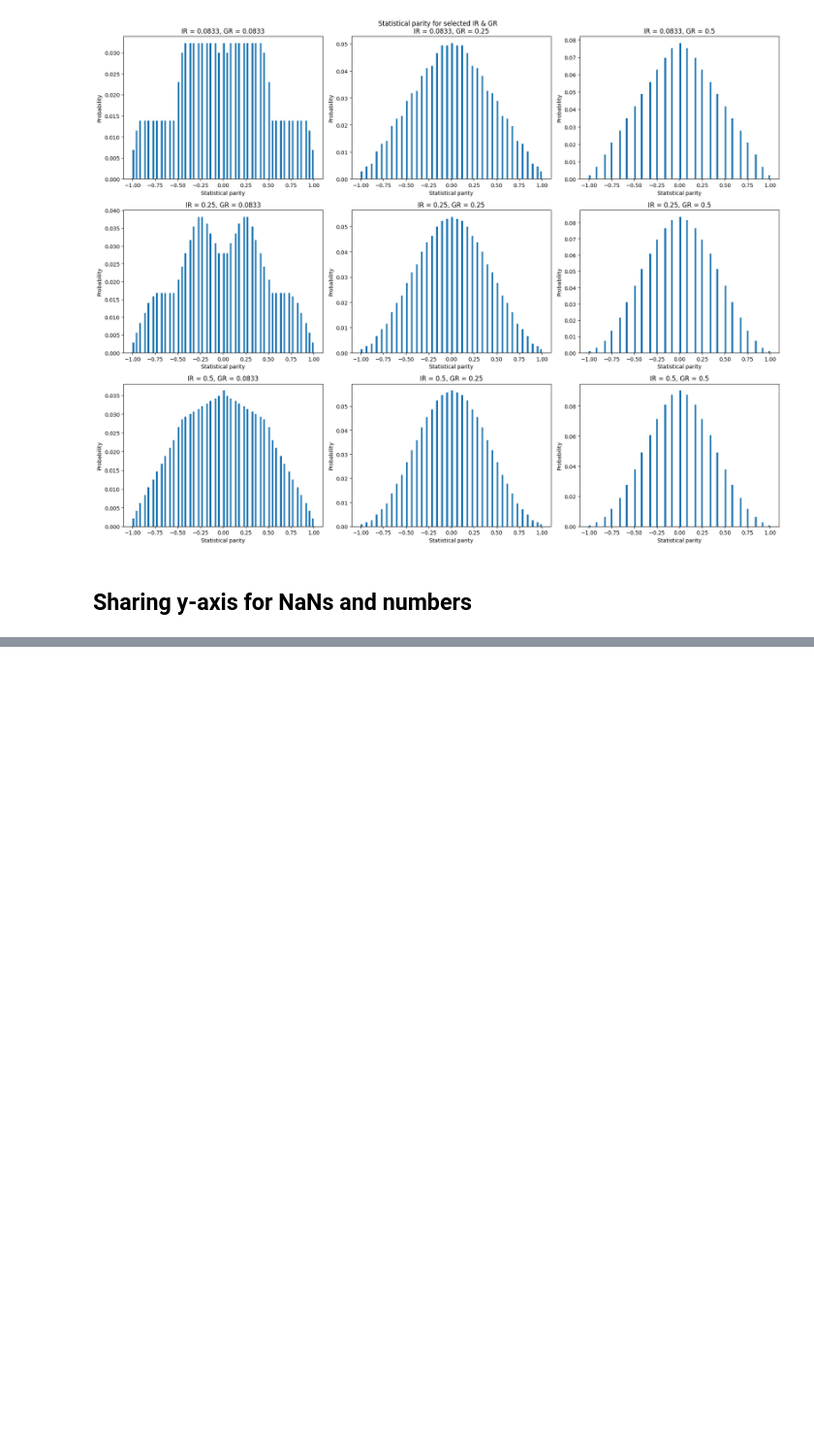
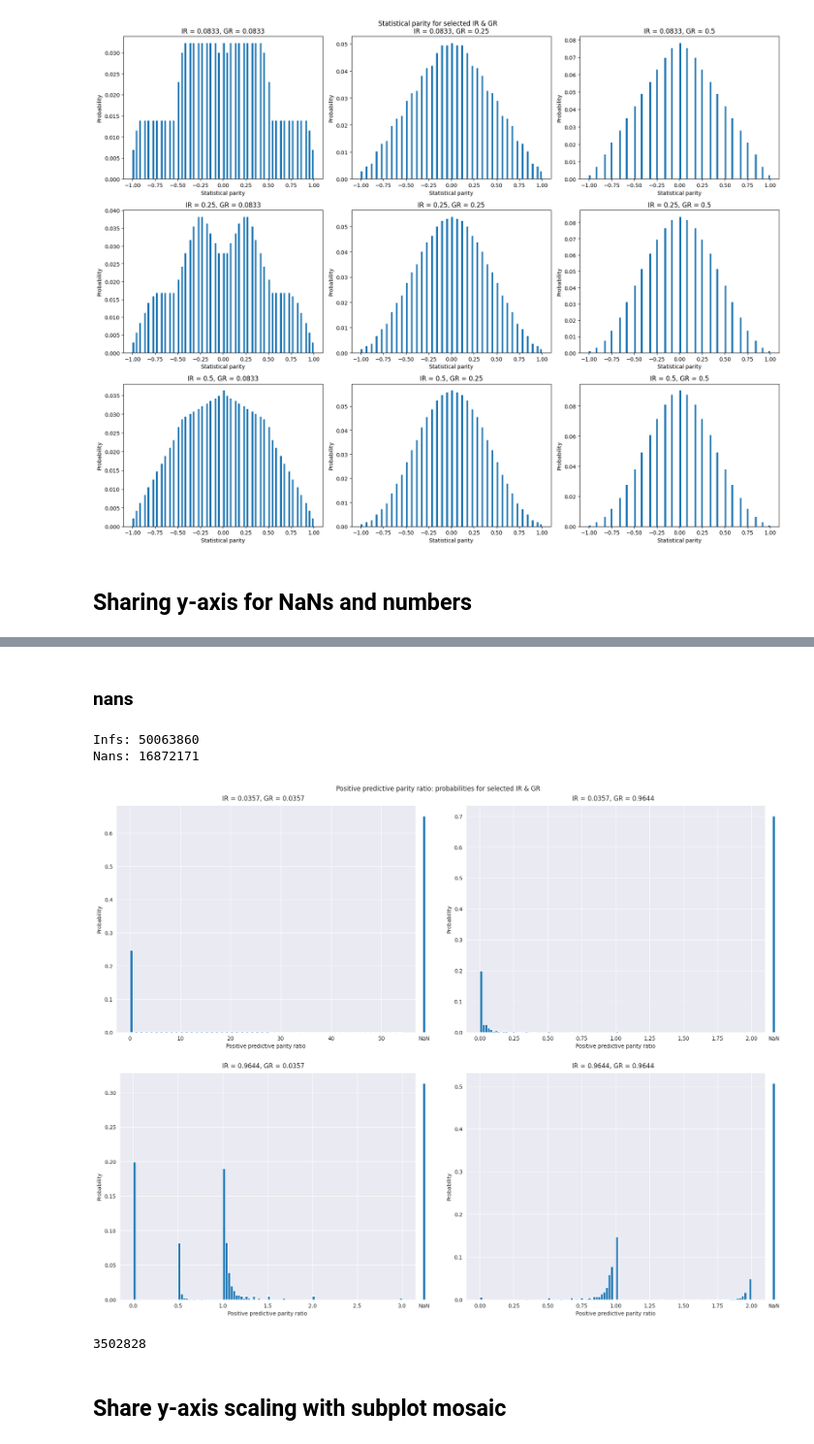
Before and after one commit to emanuelrck/Replication_analysis-of-fairness-measures, a Jupyter notebook: histograms_plot.ipynb, the cells around one changed output, grey strips where cells are left out. Shown at 97% size. Drawn from its saved outputs; the diff is of its cells as text; code cells hidden in the pictures; blank space fills up the shorter version.

```diff
--- a/histograms_plot.ipynb
+++ b/histograms_plot.ipynb
@@ -333,0 +353,77 @@ array([0.     , 0.01785, 0.0357 , 0.05356, 0.0714 , 0.0893 , 0.1071 ,
+# %% [markdown]
+### nans
+# %%
+ratios = [1./28, 27./28]
+grs = np.float16(ratios)
+irs = np.float16(ratios)
+
+# Equal opportunity ratio
+# with NaNs
+# approach: subfigures
+
+BINS = 108
+
+m_file, m_name= 'pos_pred_parity_ratio.bin', 'Positive predictive parity ratio'
+
+with open(path.join(calculations_dir, m_file), 'rb') as f:
+    metric = pd.DataFrame(np.fromfile(f).astype(np.float16), columns=[m_name])
+
+# merge info about metric values and balance ratios
+df = pd.concat([gr, ir, metric], axis=1)
+
+# count infs
+print(f'Infs: {df.loc[df[m_name] == np.inf].shape[0]}')
+# count nans
+print(f'Nans: {df.loc[df[m_name].isna()].shape[0]}')
+
+# filter to get only results for selected ratios
+df = df.loc[df.ir.isin(irs) & df.gr.isin(grs)]
+df = df.replace(np.inf, np.nan).replace(np.nan, -2)
+df['typeVal'] = np.where(df[m_name] == -2, 'NaN', 'not NaN')
+
+# fig, ax = plt.subplots(len(irs), len(grs), figsize=(18, 14))
+fig = plt.figure(figsize=(18, 14), layout='constrained')      # layout='tight'
+subfigs = fig.subfigures(len(irs), len(grs), wspace=0.04, hspace=0.04)    #
+
+for i, ir_val in enumerate(irs):
+    for g, gr_val in enumerate(grs):
+        # set up axes
+        gs = subfigs[i, g].add_gridspec(1, 2, width_ratios=[30, 1], wspace=0)
+        ax = gs.subplots(sharex=False, sharey=True)        # 1, 2, sharex=False, sharey=True, width_ratios=[1, 40]
+        subfigs[i, g].suptitle(f'IR = {round(float(ir_val), 4)}, GR = {round(float(gr_val), 4)}')
+
+        # separate nans and numbers
+        df_tmp = df.loc[(df.ir == ir_val) & (df.gr == gr_val)]
+        total = df_tmp.shape[0]
+        df_not_nan = df_tmp.loc[df_tmp[m_name] != -2]
+        nan_prob = 0 if total == 0 else df_tmp.loc[df_tmp[m_name] == -2].shape[0] / total
+
+        # prepare data for plotting
+        binned, edges = np.histogram(df_not_nan[m_name], bins=BINS)
+        binned = 0 if total == 0 else binned / total
+
+        # plot not nans
+        ax[0].hist(edges[:-1], edges, weights=binned)
+        ax[0].set_xlabel(m_name)
+        ax[0].set_ylabel('Probability')
+
+        # plot nans and label the subfigure
+        ax[1].bar(0, nan_prob)
+        ax[1].set_xticks([0], ['NaN'])
+        ax[1].set_xlim(-1.5, 1.5)
+        ax[1].set_frame_on(False)
+
+fig.suptitle(f'{m_name}: probabilities for selected IR & GR')
+# fig.tight_layout()
+# fig.savefig(path.join(plots_dir, f'MPL_withnan_constrained_{m_name}.png'), dpi=300)
+plt.show()
+del metric
+del df
+gc.collect()
+# %% [output]
+Infs: 50063860
+Nans: 16872171
+[figure, added]
+3502828
+# %% [markdown]
+## Share y-axis scaling with subplot mosaic
```
Also changed, not shown: parts of 10 cells of this notebook.
